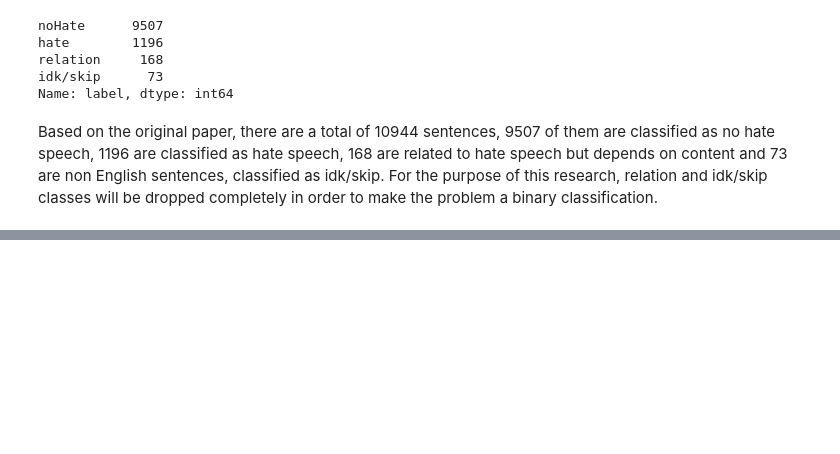
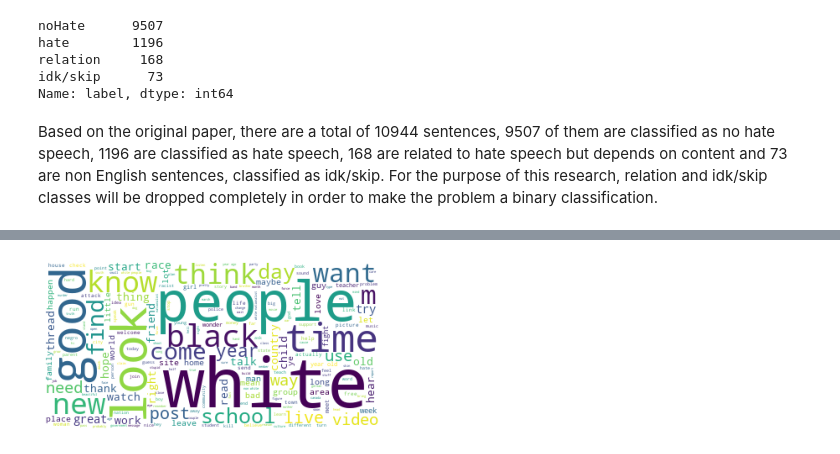
Before and after one commit to dmegkos/MSc-Dissertation-DS-2022, a Jupyter notebook: Thesis_Project.ipynb, the cells around one changed output, grey strips where cells are left out. Saved outputs shown, nothing was run; the diff lists cells and outputs as text; code cells hidden in the pictures; blank space fills up the shorter version.

```diff
--- a/Thesis_Project.ipynb
+++ b/Thesis_Project.ipynb
@@ -81,0 +177,9 @@ cleanPosts
+# %%
+# WordCloud for cleaned posts classified as noHate
+wc_noHate_clean = WordCloud(stopwords=STOPWORDS, background_color='white').generate(' '.join(cleanPosts['clean_message'][cleanPosts['label']=='noHate']))
+# Generate plot
+plt.imshow(wc_noHate_clean)
+plt.axis("off")
+plt.show()
+# %% [output]
+[figure, added]
```
Also changed, not shown: parts of 23 cells of this notebook.
